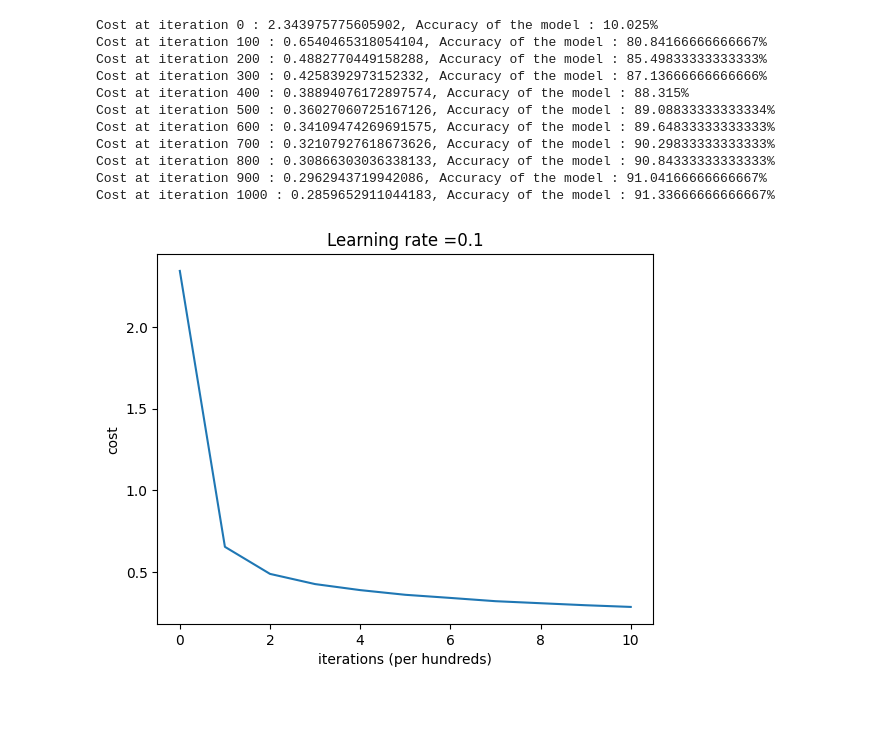
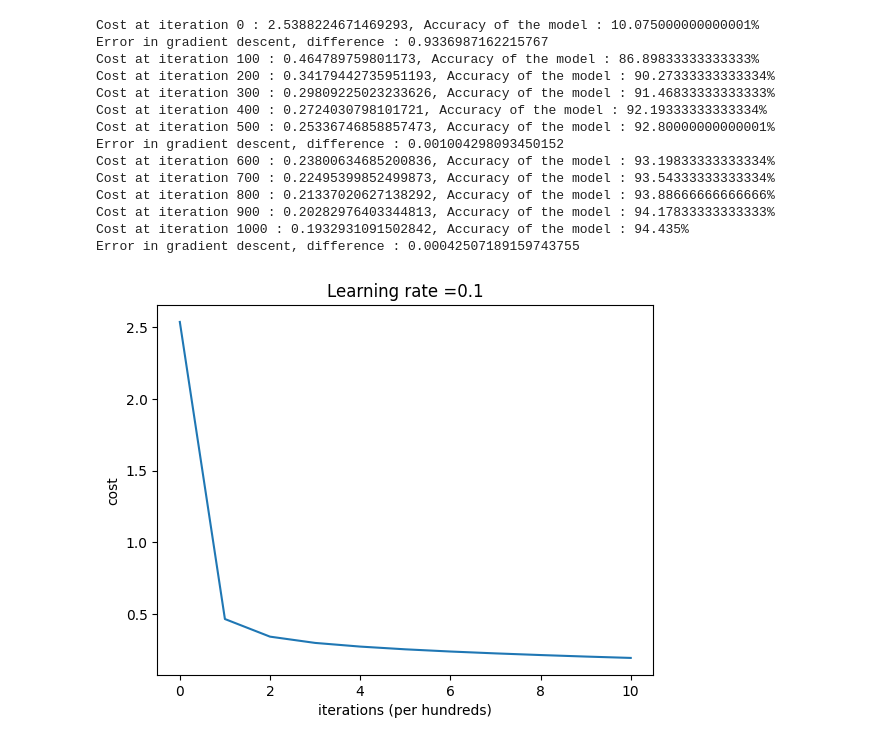
Before and after one commit to roshankaranth/nn_from_scratch_MNIST_dataset, a Jupyter notebook: nn.ipynb, the cells around one changed output. Saved outputs shown, nothing was run; the diff lists cells and outputs as text; code cells hidden in the pictures; blank space fills up the shorter version.

Commit message:
Implemented gradient checking, Accuracy : 94%

```diff
--- a/nn.ipynb
+++ b/nn.ipynb
@@ -224,8 +266,41 @@ def predict(parameters,X,Y):
     prediction = np.argmax(A,0)
     accuracy = np.sum(prediction==Y)/A.shape[1]
     return accuracy,prediction
+# %%
+def gradient_checking(parameters, gradients, X, Y, epsilon=np.float64(1e-7)):
+
+    parameter_values, _ = dictionary_to_vector(parameters)
+    gradient_values = gradients_to_vector(gradients)
+    num_of_parameters = parameter_values.shape[0]
+    grad_approx = np.zeros((num_of_parameters,1))
+    J_plus = np.zeros((num_of_parameters,1))
+    J_minus = np.zeros((num_of_parameters,1))
+
+    for i in range(100): #for testing check on only 100 params
+
+        theta_plus = np.copy(parameter_values)
+        theta_plus[i][0] += epsilon
+        AL,_ = forward_propogation(X,vector_to_dictionary(theta_plus),1)
+        J_plus[i][0] = compute_cost(Y,AL,vector_to_dictionary(theta_plus),0)
+
+        theta_minus = np.copy(parameter_values)
+        theta_minus[i][0] -= epsilon
+        AL,_ = forward_propogation(X,vector_to_dictionary(theta_minus),1)
+        J_minus[i][0] = compute_cost(Y,AL,vector_to_dictionary(theta_minus),0)
+
+        grad_approx[i][0] = (J_plus[i][0] - J_minus[i][0])/(2*epsilon)
+
+    numerator = np.linalg.norm(gradient_values[0:100,0] - grad_approx[0:100,0])
+    denominator = np.linalg.norm(grad_approx[0:100,0]) + np.linalg.norm(gradient_values[0:100,0])
+
+    difference = numerator/denominator
+
+    if difference > 1e-7:
+        print(f"Error in gradient descent, difference : {difference}")
+    else:
+        print(f"Gradient descent works well! difference : {difference}")
 # %%
-def model(X,Y,layer_dims,learning_rate,num_iterations,lambd,keep_prob,print_cost):
+def model(X,Y,layer_dims,learning_rate,num_iterations,lambd,keep_prob,print_cost,grad_check):
     m = X.shape[1]
     n = X.shape[0]
     parameters = initialize_parameters(layer_dims)
@@ -244,6 +319,9 @@ def model(X,Y,layer_dims,learning_rate,num_iterations,lambd,keep_prob,print_cost
             print(f"Cost at iteration {i} : {J}, Accuracy of the model : {accuracy*100}%")
             J_cache.append(J)
 
+        if i%500 == 0 and grad_check:
+            gradient_checking(parameters, grads, X, Y)
+
     plt.plot(J_cache)
     plt.ylabel('cost')
     plt.xlabel('iterations (per hundreds)')
@@ -253,20 +331,23 @@ def model(X,Y,layer_dims,learning_rate,num_iterations,lambd,keep_prob,print_cost
     return parameters
 # %%
 layer_dims = [num_pixel*num_pixel,25,15,10]
-parameters = model(x_train,y_train,layer_dims,0.1,1001,0,0.95,True)
+parameters = model(x_train,y_train,layer_dims,0.1,1001,0,1,True,True)
 # %% [output]
-Cost at iteration 0 : 2.343975775605902, Accuracy of the model : 10.025%
-Cost at iteration 100 : 0.6540465318054104, Accuracy of the model : 80.84166666666667%
-Cost at iteration 200 : 0.4882770449158288, Accuracy of the model : 85.49833333333333%
-Cost at iteration 300 : 0.4258392973152332, Accuracy of the model : 87.13666666666666%
-Cost at iteration 400 : 0.38894076172897574, Accuracy of the model : 88.315%
-Cost at iteration 500 : 0.36027060725167126, Accuracy of the model : 89.08833333333334%
-Cost at iteration 600 : 0.34109474269691575, Accuracy of the model : 89.64833333333333%
-Cost at iteration 700 : 0.32107927618673626, Accuracy of the model : 90.29833333333333%
-Cost at iteration 800 : 0.30866303036338133, Accuracy of the model : 90.84333333333333%
-Cost at iteration 900 : 0.2962943719942086, Accuracy of the model : 91.04166666666667%
-Cost at iteration 1000 : 0.2859652911044183, Accuracy of the model : 91.33666666666667%
+Cost at iteration 0 : 2.5388224671469293, Accuracy of the model : 10.075000000000001%
+Error in gradient descent, difference : 0.9336987162215767
+Cost at iteration 100 : 0.464789759801173, Accuracy of the model : 86.89833333333333%
+Cost at iteration 200 : 0.34179442735951193, Accuracy of the model : 90.27333333333334%
+Cost at iteration 300 : 0.29809225023233626, Accuracy of the model : 91.46833333333333%
+Cost at iteration 400 : 0.2724030798101721, Accuracy of the model : 92.19333333333334%
+Cost at iteration 500 : 0.25336746858857473, Accuracy of the model : 92.80000000000001%
+Error in gradient descent, difference : 0.001004298093450152
+Cost at iteration 600 : 0.23800634685200836, Accuracy of the model : 93.19833333333334%
+Cost at iteration 700 : 0.22495399852499873, Accuracy of the model : 93.54333333333334%
+Cost at iteration 800 : 0.21337020627138292, Accuracy of the model : 93.88666666666666%
+Cost at iteration 900 : 0.20282976403344813, Accuracy of the model : 94.17833333333333%
+Cost at iteration 1000 : 0.1932931091502842, Accuracy of the model : 94.435%
+Error in gradient descent, difference : 0.00042507189159743755
-[figure, old version]
+[figure, new version]
 # %%
 train_accuracy, train_prediction = predict(parameters, x_train, y_train)
 # %%
```
Also changed, not shown: parts of 6 cells of this notebook, 1 other file.
